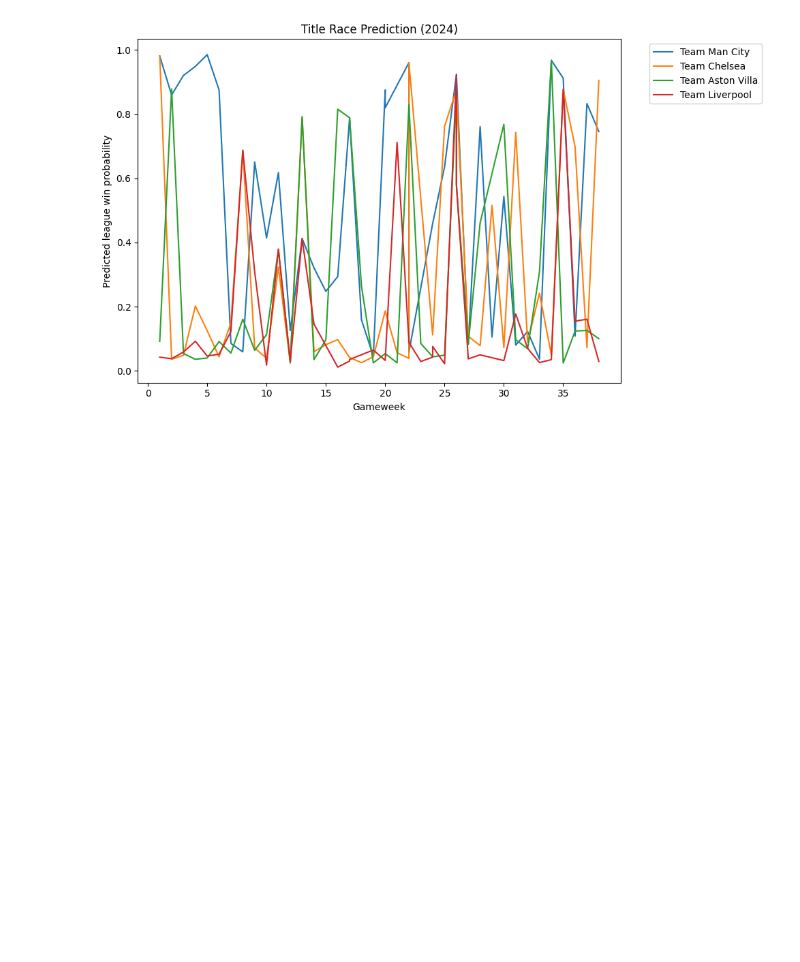
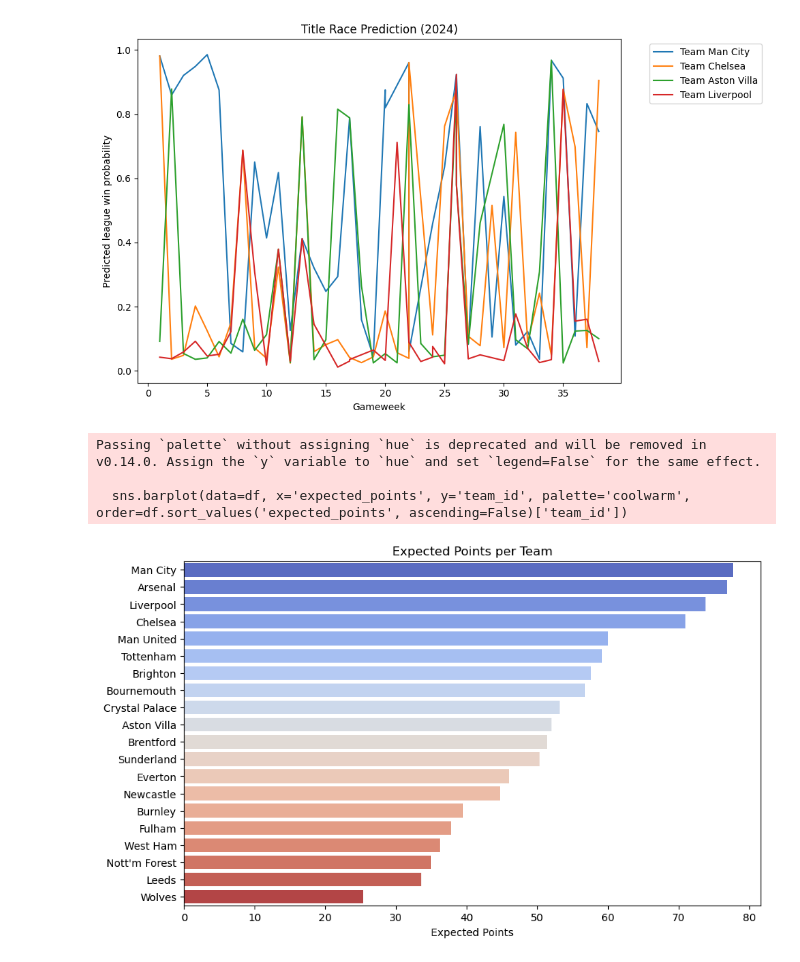
Before and after one commit to WillTrevarthen/prem-predictions, a Jupyter notebook: EDA.ipynb, the cells around one changed output. Cells and saved outputs as stored; diff of their text form; code cells hidden in the pictures; blank space fills up the shorter version.

```diff
--- a/EDA.ipynb
+++ b/EDA.ipynb
@@ -308,3 +310,19 @@ plt.tight_layout()
 plt.show()
 # %% [output]
 [figure]
+# %%
+df = pd.read_csv('monte_carlo_standings.csv')
+df2 = pd.read_csv('monte_carlo_standings_cp.csv')
+# %%
+
+plt.figure(figsize=(10,6))
+sns.barplot(data=df, x='expected_points', y='team_id', palette='coolwarm', order=df.sort_values('expected_points', ascending=False)['team_id'])
+plt.title("Expected Points per Team")
+plt.xlabel("Expected Points")
+plt.ylabel("")
+plt.show()
+# %% [output]
+Passing `palette` without assigning `hue` is deprecated and will be removed in v0.14.0. Assign the `y` variable to `hue` and set `legend=False` for the same effect.
+
+  sns.barplot(data=df, x='expected_points', y='team_id', palette='coolwarm', order=df.sort_values('expected_points', ascending=False)['team_id'])
+[figure, added]
```
Also changed, not shown: parts of 9 cells of this notebook, 2 other files.
